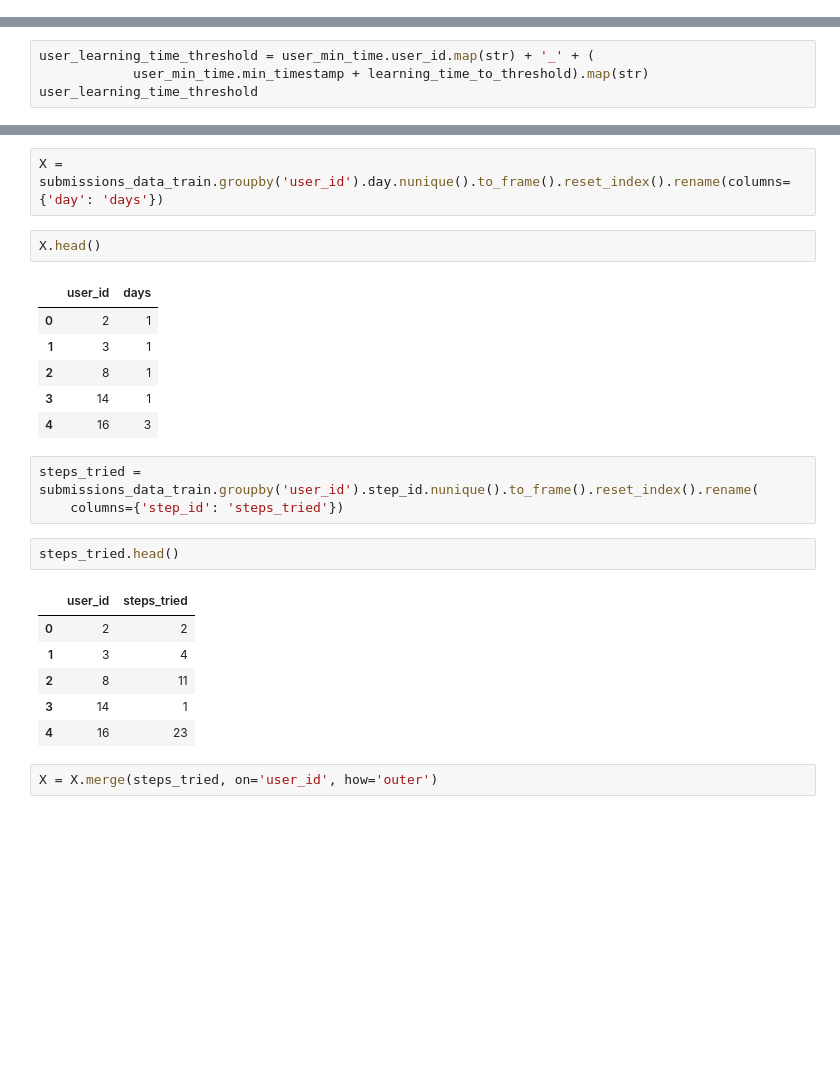
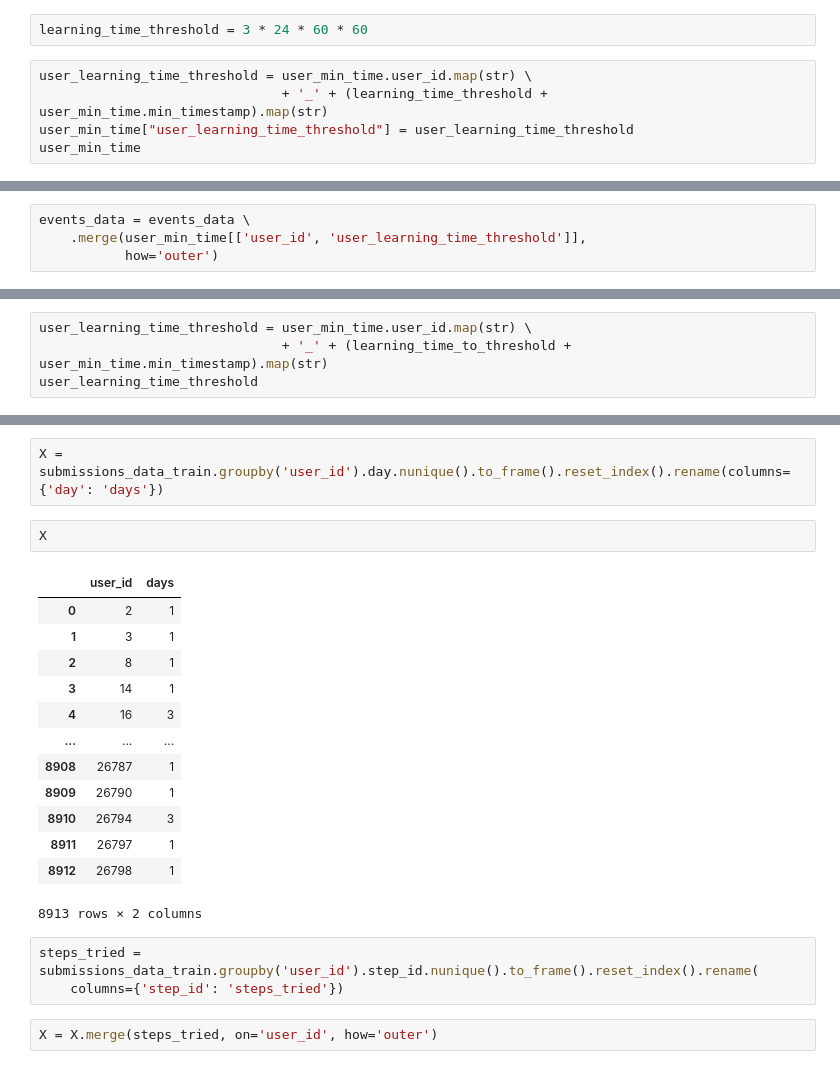
Before and after one commit to FilippYV/ML_train, a Jupyter notebook: Drop_user_from_course.ipynb, the cells around one changed output, grey strips where cells are left out. Cells and saved outputs as stored; diff of their text form; blank space fills up the shorter version.

```diff
--- a/Drop_user_from_course.ipynb
+++ b/Drop_user_from_course.ipynb
@@ -175,0 +272,7 @@ users_data.head()
+# %%
+learning_time_threshold = 3 * 24 * 60 * 60
+# %%
+user_learning_time_threshold = user_min_time.user_id.map(str) \
+                               + '_' + (learning_time_threshold + user_min_time.min_timestamp).map(str)
+user_min_time["user_learning_time_threshold"] = user_learning_time_threshold
+user_min_time
@@ -175,0 +293,4 @@ users_data.head()
+# %%
+events_data = events_data \
+    .merge(user_min_time[['user_id', 'user_learning_time_threshold']],
+           how='outer')
@@ -361,8 +498,8 @@ learning_time_to_threshold
 # %% [output]
 259200
 # %%
-user_learning_time_threshold = user_min_time.user_id.map(str) + '_' + (
-            user_min_time.min_timestamp + learning_time_to_threshold).map(str)
+user_learning_time_threshold = user_min_time.user_id.map(str) \
+                               + '_' + (learning_time_to_threshold + user_min_time.min_timestamp).map(str)
 user_learning_time_threshold
 # %% [output]
 0            1_1473086664
@@ -438,26 +575,24 @@ submissions_data_train.groupby('user_id').day.nunique().max()
 # %%
 X = submissions_data_train.groupby('user_id').day.nunique().to_frame().reset_index().rename(columns={'day': 'days'})
 # %%
-X.head()
+X
 # %% [output]
 |  | user_id | days |
 | 0 | 2 | 1 |
 | 1 | 3 | 1 |
 | 2 | 8 | 1 |
 | 3 | 14 | 1 |
 | 4 | 16 | 3 |
+| ... | ... | ... |
+| 8908 | 26787 | 1 |
+| 8909 | 26790 | 1 |
+| 8910 | 26794 | 3 |
+| 8911 | 26797 | 1 |
+| 8912 | 26798 | 1 |
+8913 rows × 2 columns
 # %%
 steps_tried = submissions_data_train.groupby('user_id').step_id.nunique().to_frame().reset_index().rename(
     columns={'step_id': 'steps_tried'})
-# %%
-steps_tried.head()
-# %% [output]
-|  | user_id | steps_tried |
-| 0 | 2 | 2 |
-| 1 | 3 | 4 |
-| 2 | 8 | 11 |
-| 3 | 14 | 1 |
-| 4 | 16 | 23 |
 # %%
 X = X.merge(steps_tried, on='user_id', how='outer')
 # %%
```
Also changed, not shown: parts of 85 cells of this notebook, 3 other files.
